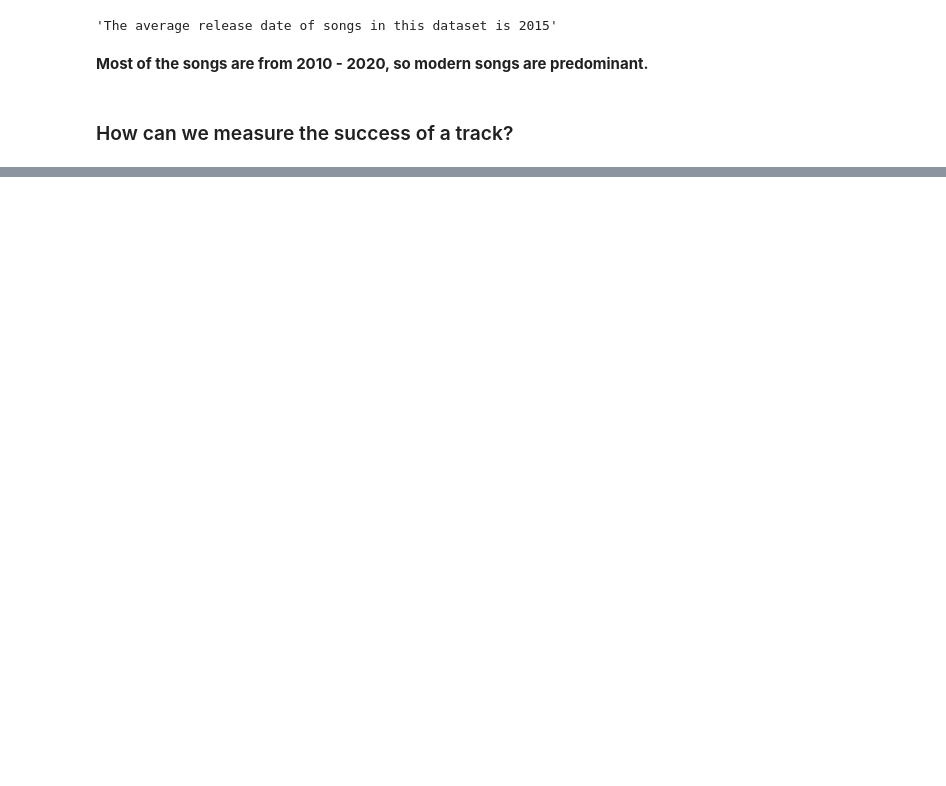
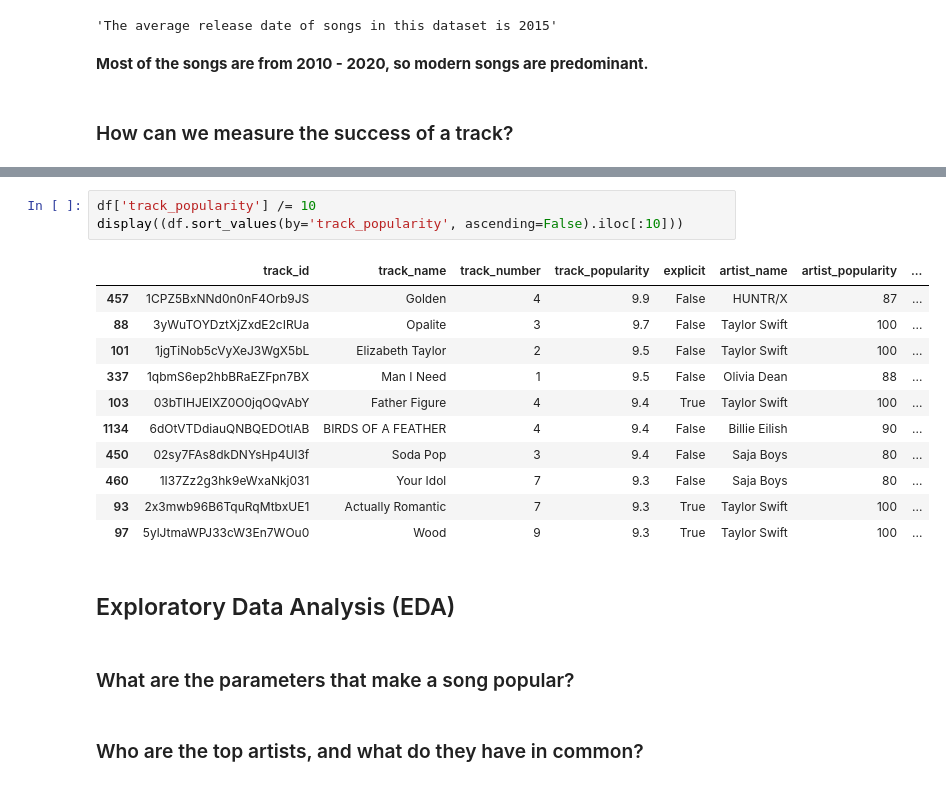
Before and after one commit to prokope/learning-data-science, a Jupyter notebook: eda.ipynb, the cells around one changed output, grey strips where cells are left out. Cells and saved outputs as stored; diff of their text form; blank space fills up the shorter version.

Commit message:
eda: discovering parameters that make songs and artists successful

```diff
--- a/eda.ipynb
+++ b/eda.ipynb
@@ -96,0 +116,21 @@ df['track_popularity'].min()
+# %%
+df['track_popularity'] /= 10
+display((df.sort_values(by='track_popularity', ascending=False).iloc[:10]))
+# %% [output]
+|  | track_id | track_name | track_number | track_popularity | explicit | artist_name | artist_popularity | ... |
+| 457 | 1CPZ5BxNNd0n0nF4Orb9JS | Golden | 4 | 9.9 | False | HUNTR/X | 87 | ... |
+| 88 | 3yWuTOYDztXjZxdE2cIRUa | Opalite | 3 | 9.7 | False | Taylor Swift | 100 | ... |
+| 101 | 1jgTiNob5cVyXeJ3WgX5bL | Elizabeth Taylor | 2 | 9.5 | False | Taylor Swift | 100 | ... |
+| 337 | 1qbmS6ep2hbBRaEZFpn7BX | Man I Need | 1 | 9.5 | False | Olivia Dean | 88 | ... |
+| 103 | 03bTIHJElXZ0O0jqOQvAbY | Father Figure | 4 | 9.4 | True | Taylor Swift | 100 | ... |
+| 1134 | 6dOtVTDdiauQNBQEDOtlAB | BIRDS OF A FEATHER | 4 | 9.4 | False | Billie Eilish | 90 | ... |
+| 450 | 02sy7FAs8dkDNYsHp4Ul3f | Soda Pop | 3 | 9.4 | False | Saja Boys | 80 | ... |
+| 460 | 1I37Zz2g3hk9eWxaNkj031 | Your Idol | 7 | 9.3 | False | Saja Boys | 80 | ... |
+| 93 | 2x3mwb96B6TquRqMtbxUE1 | Actually Romantic | 7 | 9.3 | True | Taylor Swift | 100 | ... |
+| 97 | 5ylJtmaWPJ33cW3En7WOu0 | Wood | 9 | 9.3 | True | Taylor Swift | 100 | ... |
+# %% [markdown]
+## Exploratory Data Analysis (EDA)
+# %% [markdown]
+### What are the parameters that make a song popular?
+# %% [markdown]
+### Who are the top artists, and what do they have in common?
```
Also changed, not shown: parts of 7 cells of this notebook.
